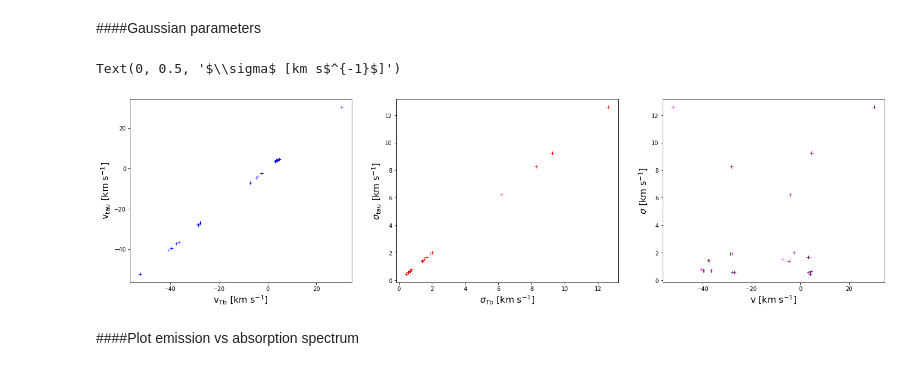
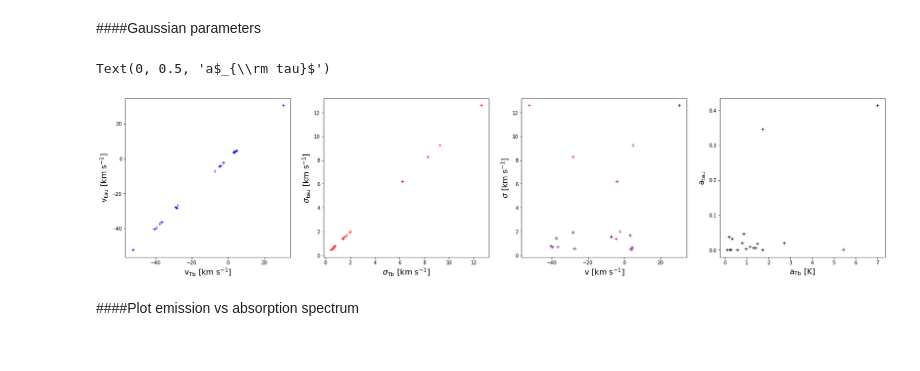
Before and after one commit to antoinemarchal/GASKAP, a Jupyter notebook: GASKAP_absorption.ipynb, the cells around one changed output. Cells and saved outputs as stored; diff of their text form; code cells hidden in the pictures.

```diff
--- a/GASKAP_absorption.ipynb
+++ b/GASKAP_absorption.ipynb
@@ -150,26 +147,31 @@ model_cube = core.model(params, cube, n_gauss)
 # %% [markdown]
 ####Gaussian parameters
 # %%
-plt.figure(figsize=(24,6))
+plt.figure(figsize=(28,6))
 
-plt.subplot(1,3,1)
+plt.subplot(1,4,1)
 plt.plot(vfield_Tb, vfield_tau, "+b")
 plt.xlabel(r"v$_{\rm Tb}$ [km s$^{-1}$]", fontsize=16)
 plt.ylabel(r"v$_{\rm tau}$ [km s$^{-1}$]", fontsize=16)
 
-plt.subplot(1,3,2)
+plt.subplot(1,4,2)
 plt.plot(params[:,0][2::3]*dv, params[:,1][2::3]*dv, "+r")
 plt.xlabel(r"$\sigma_{\rm Tb}$ [km s$^{-1}$]", fontsize=16)
 plt.ylabel(r"$\sigma_{\rm tau}$ [km s$^{-1}$]", fontsize=16)
 
-plt.subplot(1,3,3)
+plt.subplot(1,4,3)
 plt.plot(vfield_Tb, params[:,0][2::3]*dv, "+g")
 plt.plot(vfield_tau, params[:,1][2::3]*dv, "+m")
 plt.xlabel(r"v [km s$^{-1}$]", fontsize=16)
 plt.ylabel(r"$\sigma$ [km s$^{-1}$]", fontsize=16)
+
+plt.subplot(1,4,4)
+plt.plot(params[:,0][0::3], params[:,1][0::3], "+k")
+plt.xlabel(r"a$_{\rm Tb}$ [K]", fontsize=16)
+plt.ylabel(r"a$_{\rm tau}$", fontsize=16)
 # %% [output]
-Text(0, 0.5, '$\\sigma$ [km s$^{-1}$]')
+Text(0, 0.5, 'a$_{\\rm tau}$')
-[figure, old version]
+[figure, new version]
 # %% [markdown]
 ####Plot emission vs absorption spectrum
 # %%
```
Also changed, not shown: parts of 1 cell of this notebook.
